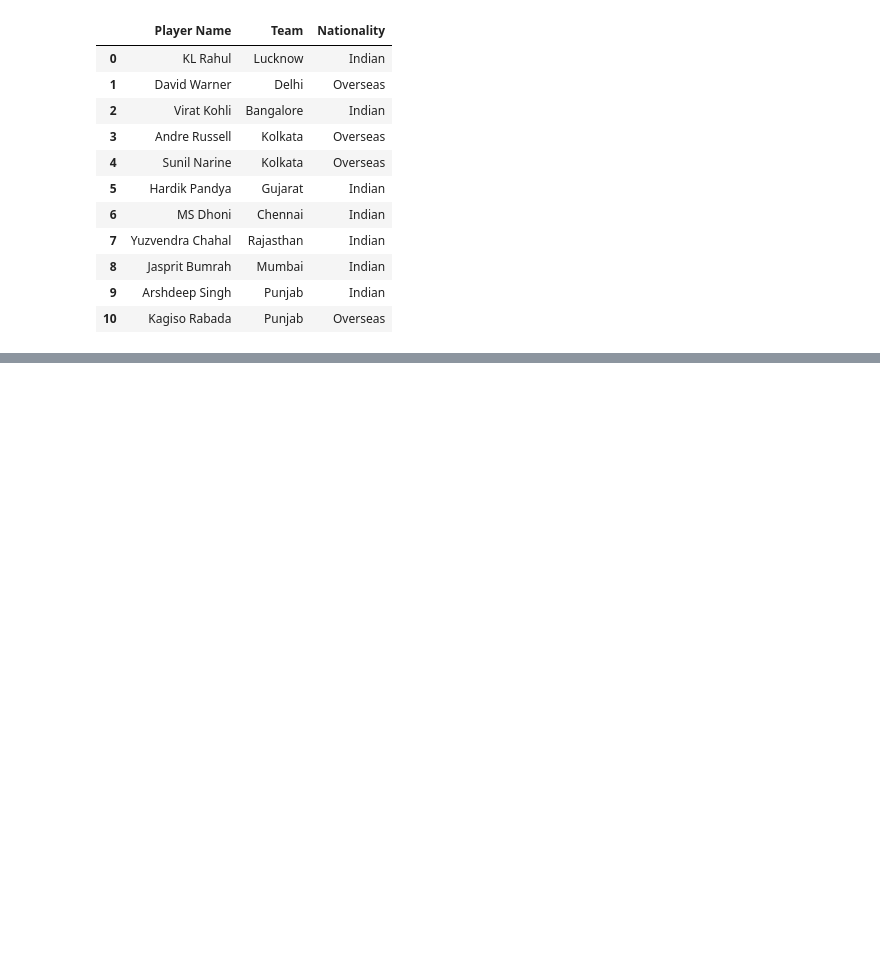
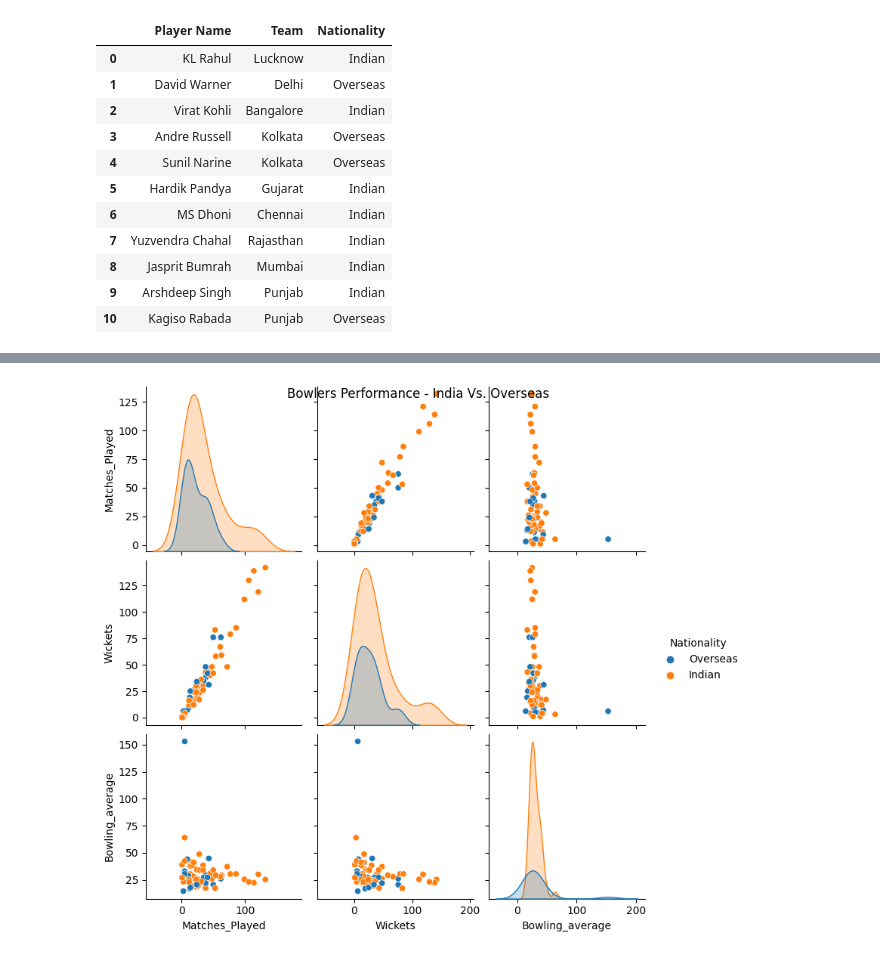
Before and after one commit to Darsh0503/IPL_Dream11_Team_PandasLibrary, a Jupyter notebook: IPL_Dream11_Team.ipynb, the cells around one changed output, grey strips where cells are left out. Saved outputs shown, nothing was run; the diff lists cells and outputs as text; code cells hidden in the pictures; blank space fills up the shorter version.

```diff
--- a/IPL_Dream11_Team.ipynb
+++ b/IPL_Dream11_Team.ipynb
@@ -697,0 +704,6 @@ Final_team.reset_index(drop=True)
+# %%
+sns.pairplot(bowlers,vars=['Matches_Played','Wickets','Bowling_average'],hue='Nationality')
+plt.suptitle('Bowlers Performance - India Vs. Overseas')
+plt.show()
+# %% [output]
+[figure, added]
```
Also changed, not shown: parts of 2 cells of this notebook.
